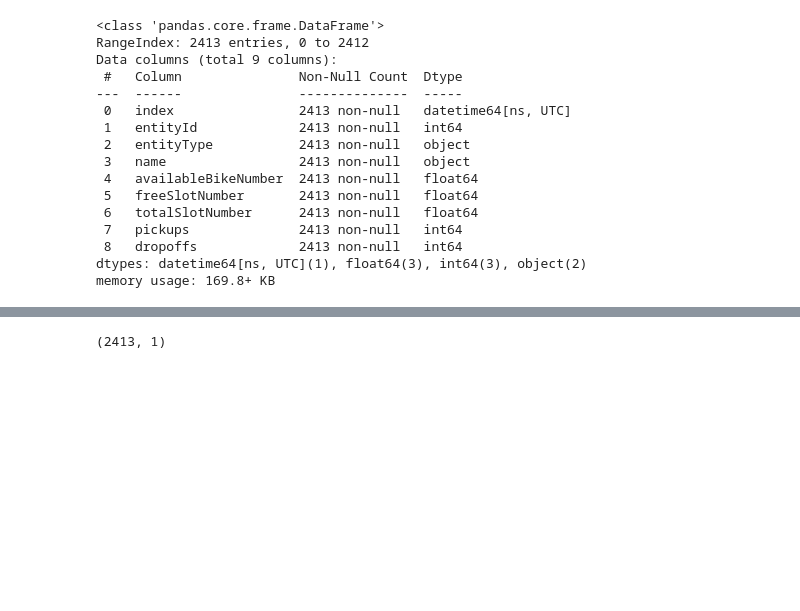
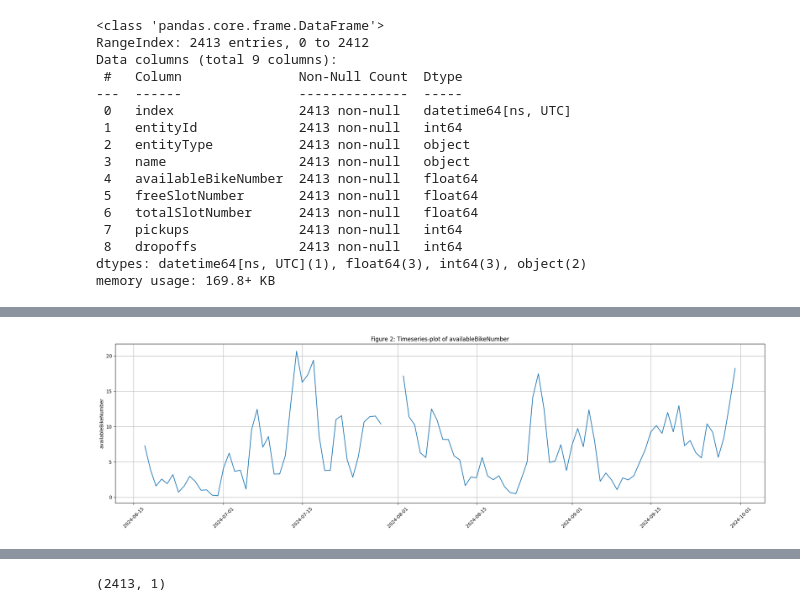
Before and after one commit to MrMysticus/Application_Project_2024, a Jupyter notebook: Justus_Document.ipynb, the cells around one changed output, grey strips where cells are left out. Cells and saved outputs as stored; diff of their text form; code cells hidden in the pictures; blank space fills up the shorter version.

```diff
--- a/Justus_Document.ipynb
+++ b/Justus_Document.ipynb
@@ -837,0 +934,19 @@ df_alter_markt_model.head()
+# %%
+# timeplot
+
+daily_data = df_plot.resample('D', on='index')['availableBikeNumber'].mean()
+
+plt.figure(figsize=(20, 6))
+# plt.plot(df_plot['Datetime'], df_plot['Rented Bike Count'])
+plt.plot(daily_data.index, daily_data.values)
+
+plt.title('Figure 2: Timeseries-plot of availableBikeNumber')
+# plt.xlabel('Date and Hour')
+plt.ylabel('availableBikeNumber')
+plt.xticks(rotation=45)
+plt.grid(True)
+plt.tight_layout()
+
+plt.show()
+# %% [output]
+[figure, added]
```
Also changed, not shown: parts of 80 cells of this notebook.
